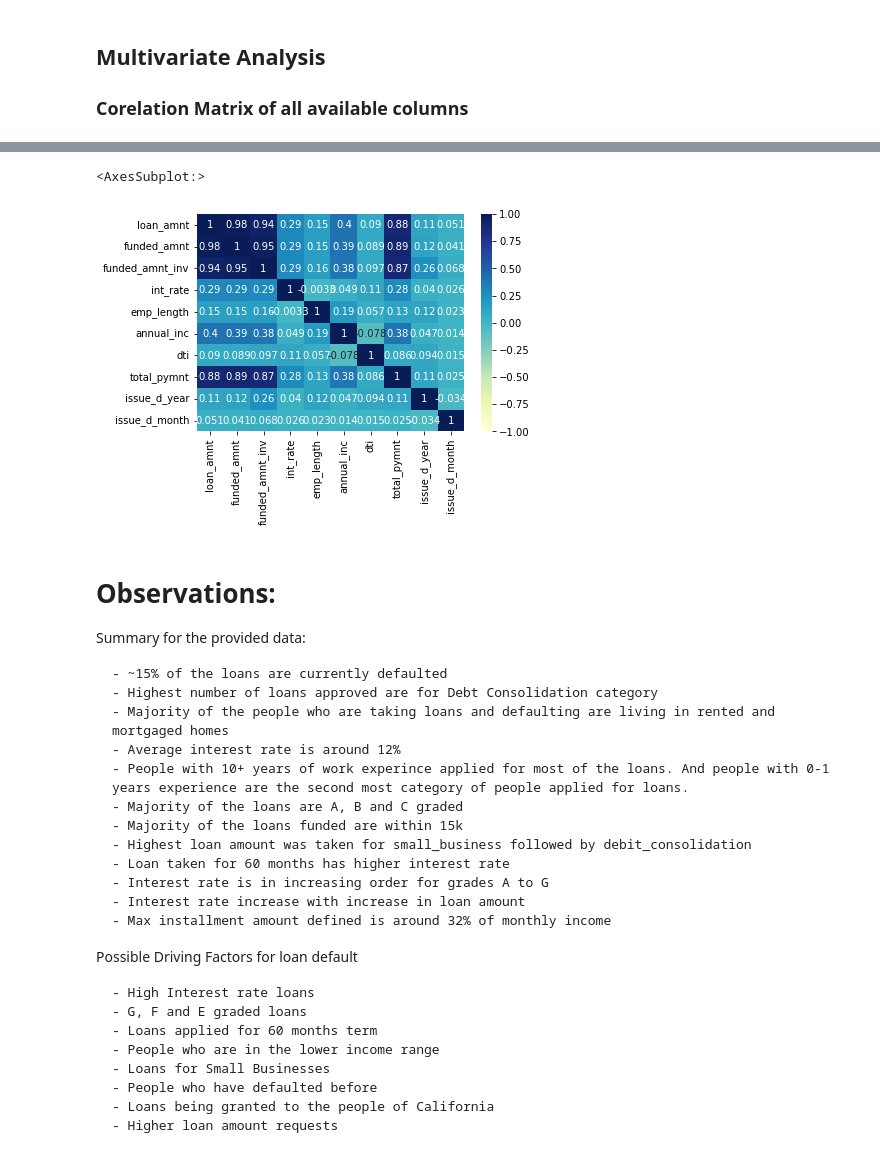
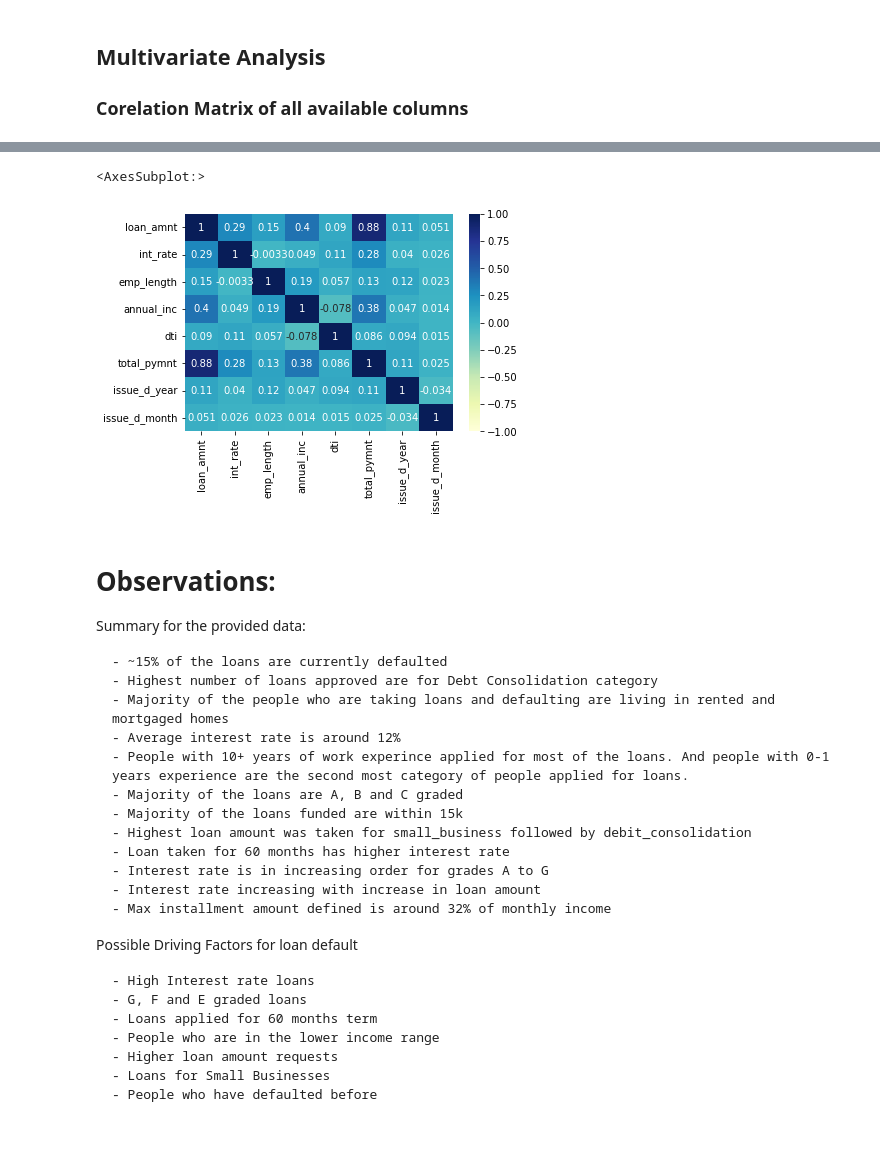
Before and after one commit to sivaprasadt246/LendingClubCaseStudy, a Jupyter notebook: SivaPrasadThota.ipynb, the cells around one changed output, grey strips where cells are left out. Cells and saved outputs as stored; diff of their text form; code cells hidden in the pictures.

```diff
--- a/SivaPrasadThota.ipynb
+++ b/SivaPrasadThota.ipynb
@@ -905,9 +860,9 @@ sns.heatmap(loanDf.corr(),vmin=-1.0,vmax=1.0,annot=True, cmap="YlGnBu")
 # %%
-columns_shortlisted= ["loan_amnt","funded_amnt", "funded_amnt_inv", "int_rate", "emp_length", "annual_inc", "dti", "total_pymnt", "issue_d_year", "issue_d_month"]
+columns_shortlisted= ["loan_amnt", "int_rate", "emp_length", "annual_inc", "dti", "total_pymnt", "issue_d_year", "issue_d_month"]
 sns.heatmap(loanDf[columns_shortlisted].corr(),vmin=-1.0,vmax=1.0,annot=True, cmap="YlGnBu")
 # %% [output]
 <AxesSubplot:>
-[figure, old version]
+[figure, new version]
 # %% [markdown]
 # Observations:
 
@@ -923,7 +878,7 @@ Summary for the provided data:
     - Highest loan amount was taken for small_business followed by debit_consolidation
     - Loan taken for 60 months has higher interest rate
     - Interest rate is in increasing order for grades A to G
-    - Interest rate increase with increase in loan amount
+    - Interest rate increasing with increase in loan amount
     - Max installment amount defined is around 32% of monthly income
 
 Possible Driving Factors for loan default
@@ -932,7 +887,6 @@ Possible Driving Factors for loan default
     - G, F and E graded loans
     - Loans applied for 60 months term
     - People who are in the lower income range
+    - Higher loan amount requests
     - Loans for Small Businesses
     - People who have defaulted before
-    - Loans being granted to the people of California
-    - Higher loan amount requests
```
Also changed, not shown: parts of 8 cells of this notebook.
